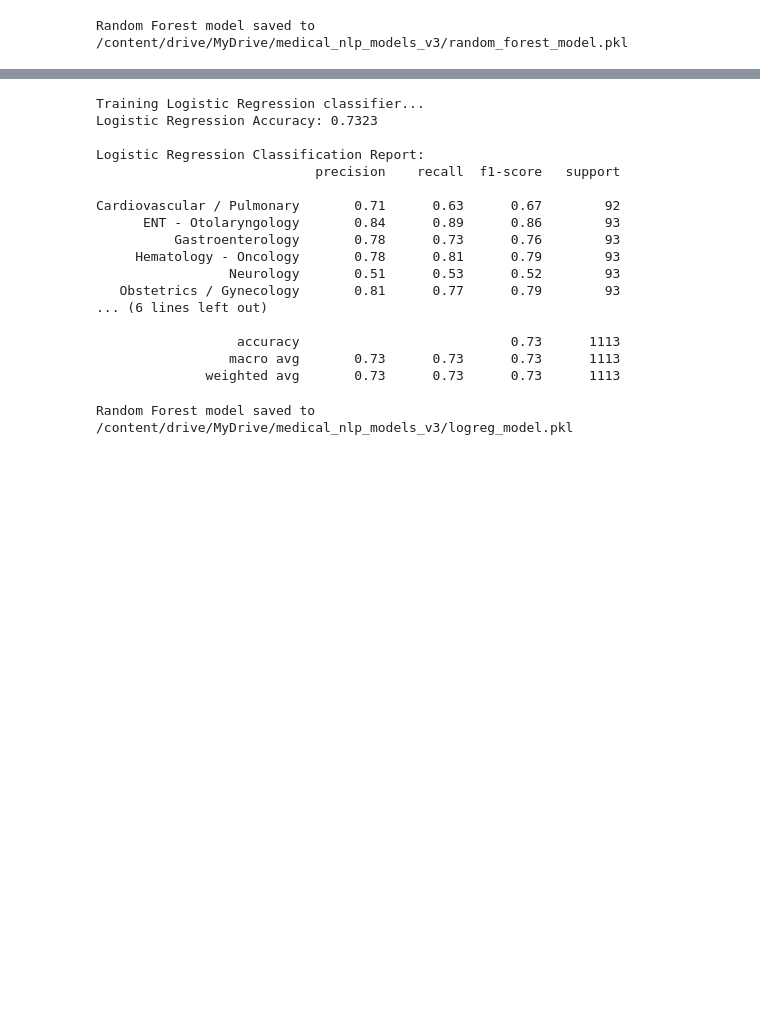
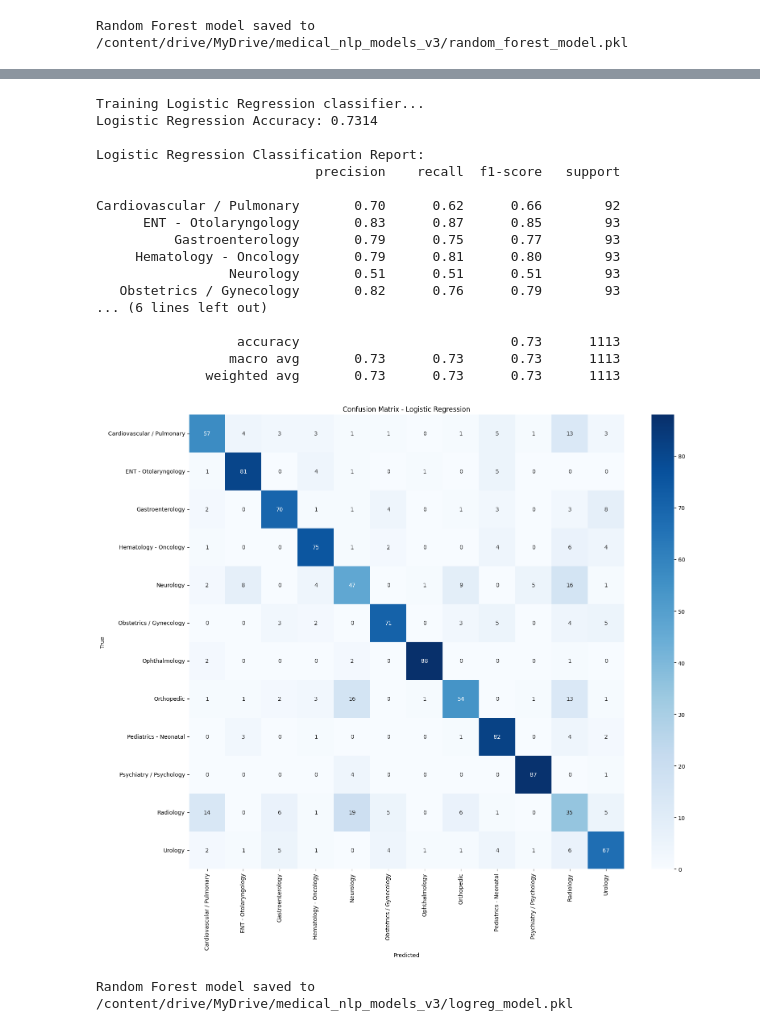
Before and after one commit to yizucodes/medinlp, a Jupyter notebook: Classification_BioBert_Submission.ipynb, the cells around one changed output, grey strips where cells are left out. Saved outputs shown, nothing was run; the diff lists cells and outputs as text; code cells hidden in the pictures; blank space fills up the shorter version.

```diff
--- a/Classification_BioBert_Submission.ipynb
+++ b/Classification_BioBert_Submission.ipynb
@@ -785,40 +785,52 @@ Cardiovascular / Pulmonary       0.60      0.47      0.52        92
 # %%
 ## Cell 20: Try Different Model
 from sklearn.linear_model import LogisticRegression
 
 # Train a Logistic Regression classifier
 print("Training Logistic Regression classifier...")
 logreg = LogisticRegression(max_iter=1000, random_state=42)
 logreg.fit(X_train, y_train)
 
 # Make predictions
 y_pred_logreg = logreg.predict(X_test)
 
 # Calculate accuracy
 accuracy_logreg = accuracy_score(y_test, y_pred_logreg)
 print(f"Logistic Regression Accuracy: {accuracy_logreg:.4f}")
 
 # Generate classification report
 print("\nLogistic Regression Classification Report:")
 print(classification_report(y_test, y_pred_logreg))
+
+# Generate confusion matrix for logistic regression
+plt.figure(figsize=(16, 14))
+categories = sorted(data['medical_specialty'].unique())
+cm_logreg = confusion_matrix(y_test, y_pred_logreg, labels=categories)
+sns.heatmap(cm_logreg, annot=True, fmt='d', cmap='Blues', xticklabels=categories, yticklabels=categories)
+plt.xlabel('Predicted')
+plt.ylabel('True')
+plt.title('Confusion Matrix - Logistic Regression')
+plt.tight_layout()
+plt.show()
 # %% [output]
 Training Logistic Regression classifier...
-Logistic Regression Accuracy: 0.7323
+Logistic Regression Accuracy: 0.7314
 
 Logistic Regression Classification Report:
                             precision    recall  f1-score   support
 
-Cardiovascular / Pulmonary       0.71      0.63      0.67        92
-      ENT - Otolaryngology       0.84      0.89      0.86        93
-          Gastroenterology       0.78      0.73      0.76        93
-     Hematology - Oncology       0.78      0.81      0.79        93
-                 Neurology       0.51      0.53      0.52        93
-   Obstetrics / Gynecology       0.81      0.77      0.79        93
+Cardiovascular / Pulmonary       0.70      0.62      0.66        92
+      ENT - Otolaryngology       0.83      0.87      0.85        93
+          Gastroenterology       0.79      0.75      0.77        93
+     Hematology - Oncology       0.79      0.81      0.80        93
+                 Neurology       0.51      0.51      0.51        93
+   Obstetrics / Gynecology       0.82      0.76      0.79        93
 ... (6 lines left out)
 
                   accuracy                           0.73      1113
                  macro avg       0.73      0.73      0.73      1113
               weighted avg       0.73      0.73      0.73      1113
+[figure, added]
 # %%
 # Save the Random Forest model with the full path
 with open(f'{save_path}/logreg_model.pkl', 'wb') as f:
```
Also changed, not shown: parts of 3 cells of this notebook.
